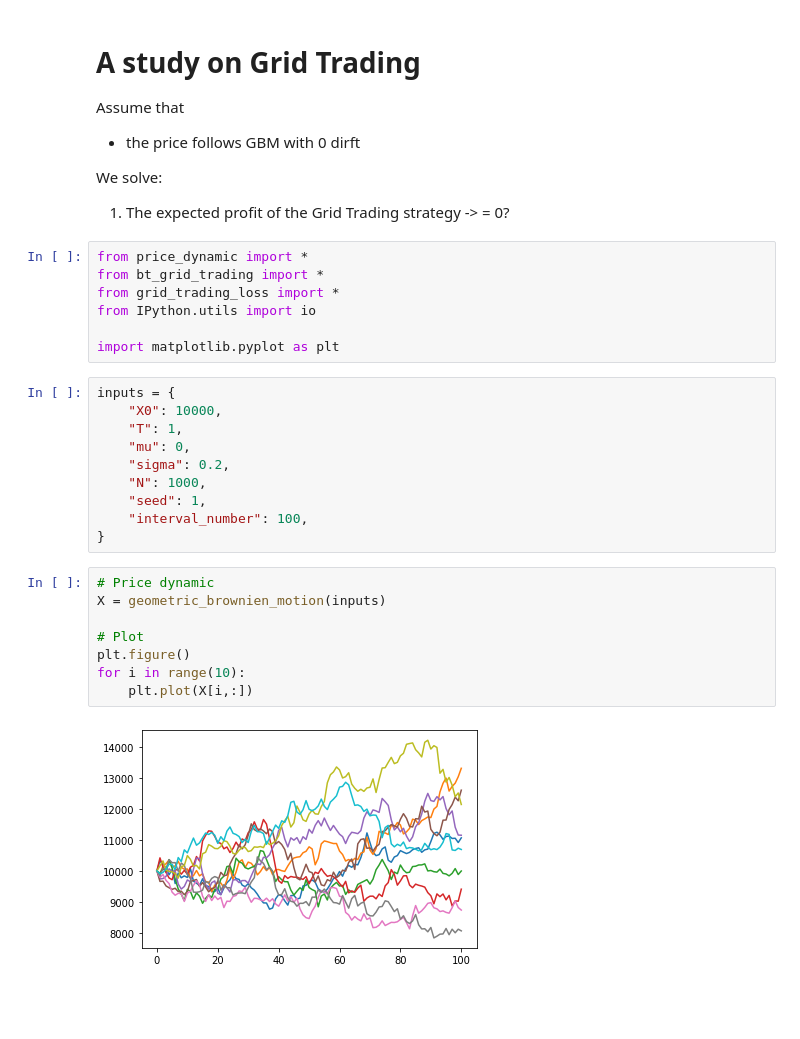
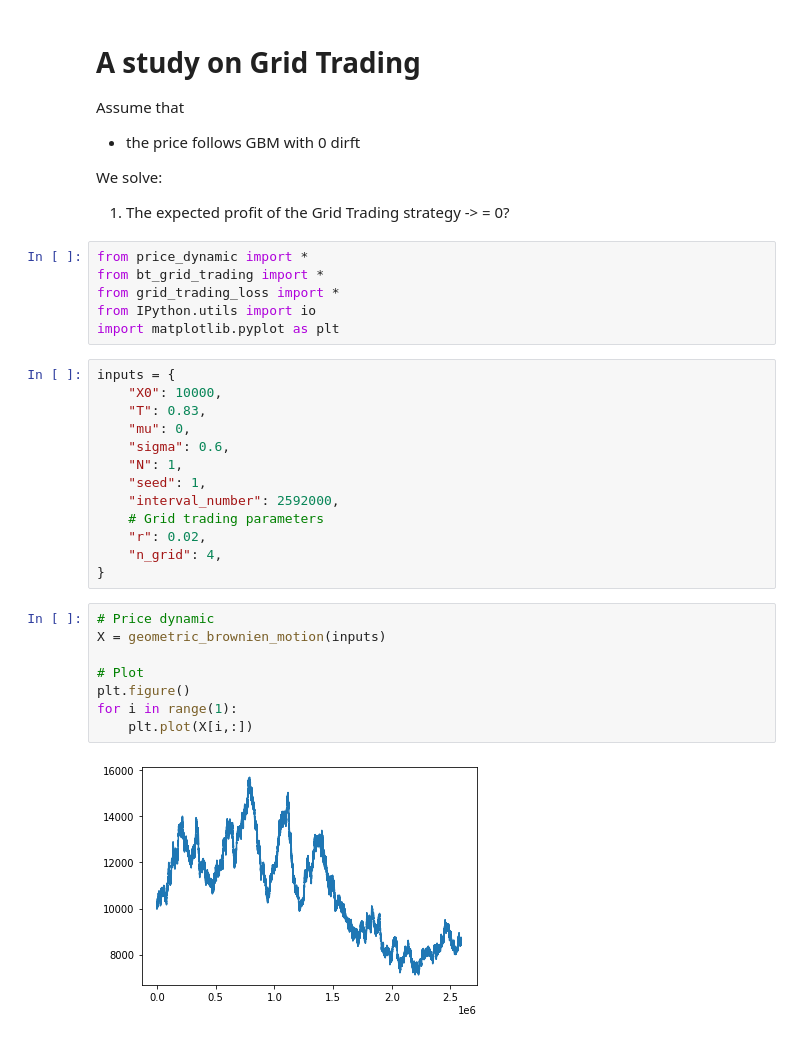
Before and after one commit to June911/GridTrading, a Jupyter notebook: grid_trading.ipynb, the cells around one changed output. Cells and saved outputs as stored; diff of their text form; blank space fills up the shorter version.

```diff
--- a/grid_trading.ipynb
+++ b/grid_trading.ipynb
@@ -11,28 +11,30 @@ from price_dynamic import *
 from bt_grid_trading import *
 from grid_trading_loss import *
 from IPython.utils import io
-
 import matplotlib.pyplot as plt
 # %%
 inputs = {
     "X0": 10000,
-    "T": 1,
+    "T": 0.83,
     "mu": 0,
-    "sigma": 0.2,
-    "N": 1000,
+    "sigma": 0.6,
+    "N": 1,
     "seed": 1,
-    "interval_number": 100,
+    "interval_number": 2592000,
+    # Grid trading parameters
+    "r": 0.02,
+    "n_grid": 4,
 }
 # %%
 # Price dynamic
 X = geometric_brownien_motion(inputs)
 
 # Plot
 plt.figure()
-for i in range(10):
+for i in range(1):
     plt.plot(X[i,:])
 # %% [output]
-[figure, old version]
+[figure, new version]
 # %%
 # Calculate the loss in the end
 end_price = X[:, -1]
```
Also changed, not shown: parts of 7 cells of this notebook, 12 other files.
